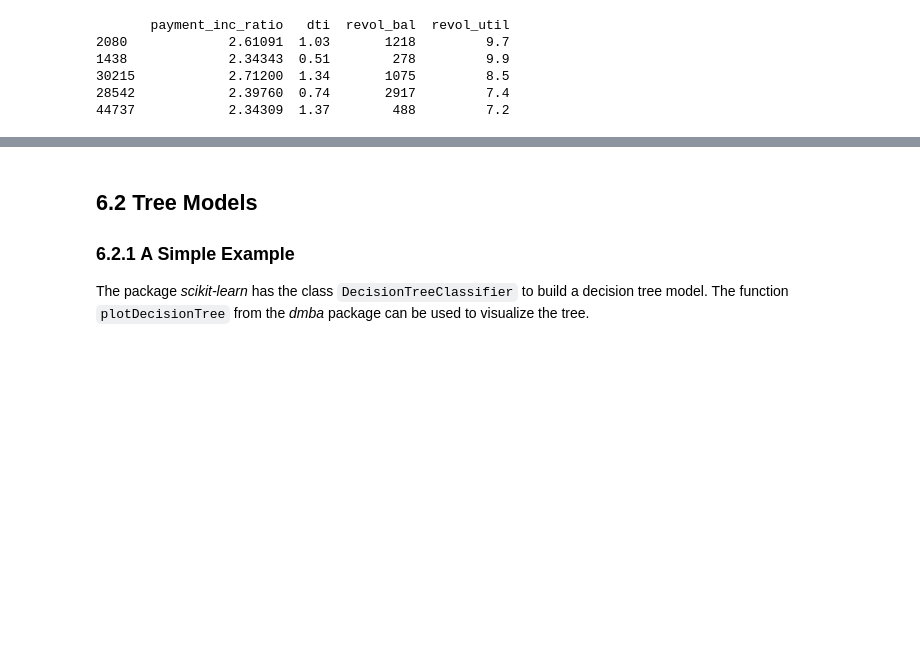
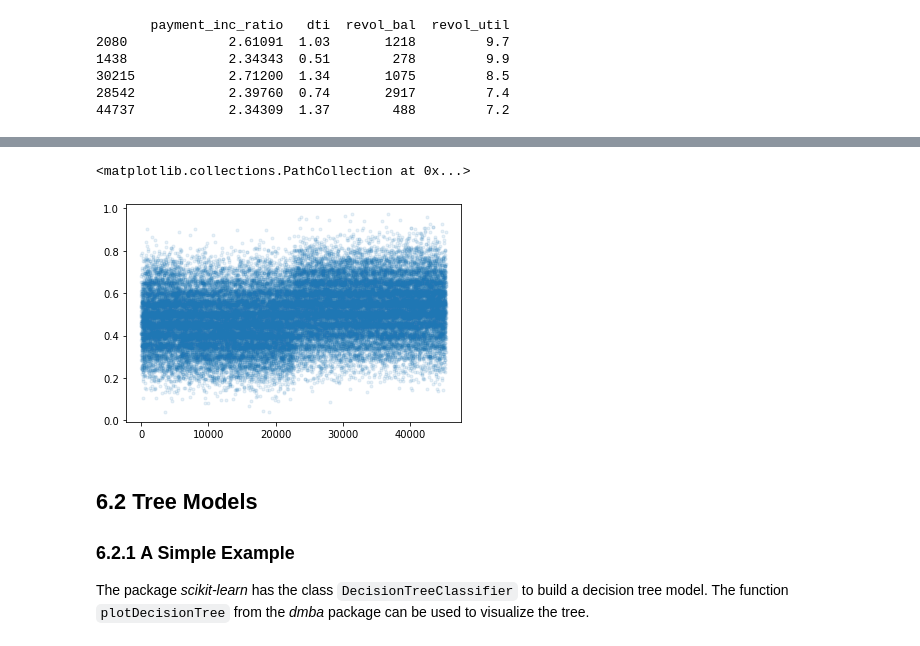
Before and after one commit to young-hwanlee/my-practical-statistics-for-data-scientists, a Jupyter notebook: Chapter_6_Statistical_Machine_Learning.ipynb, the cells around one changed output, grey strips where cells are left out. Saved outputs shown, nothing was run; the diff lists cells and outputs as text; code cells hidden in the pictures; blank space fills up the shorter version.

```diff
--- a/Chapter_6_Statistical_Machine_Learning.ipynb
+++ b/Chapter_6_Statistical_Machine_Learning.ipynb
@@ -332,3 +386,9 @@ print(loan_data['borrower_score'].describe())
+# %%
+plt.scatter(range(len(X)), [bs + random.gauss(0, 0.015) for bs in knn.predict_proba(X)[:,1]],
+            alpha=0.1, marker='.')
+# %% [output]
+<matplotlib.collections.PathCollection at 0x...>
+[figure, added]
 # %% [markdown]
 ## **6.2 Tree Models**
 ### **6.2.1 A Simple Example**
```
Also changed, not shown: parts of 12 cells of this notebook.
